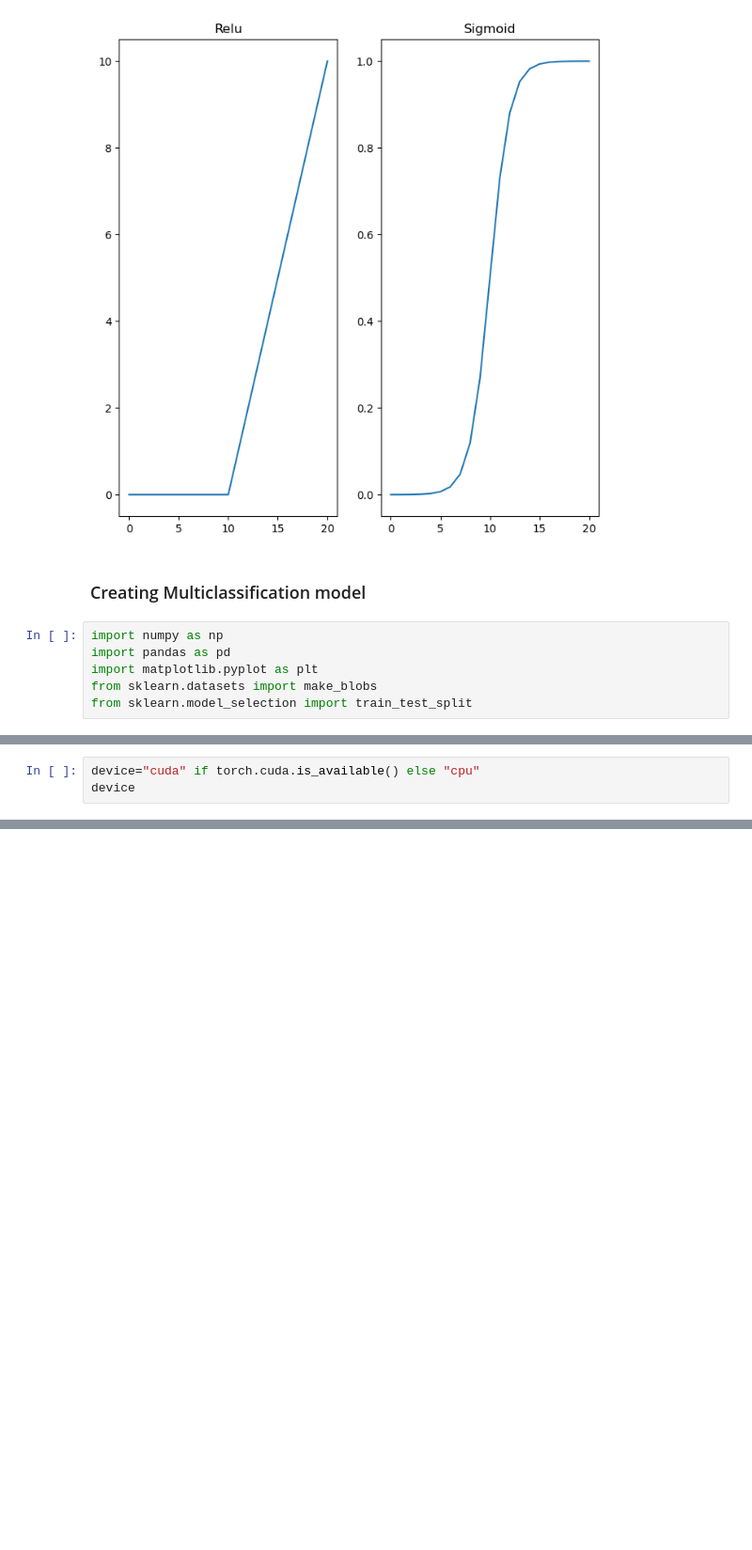
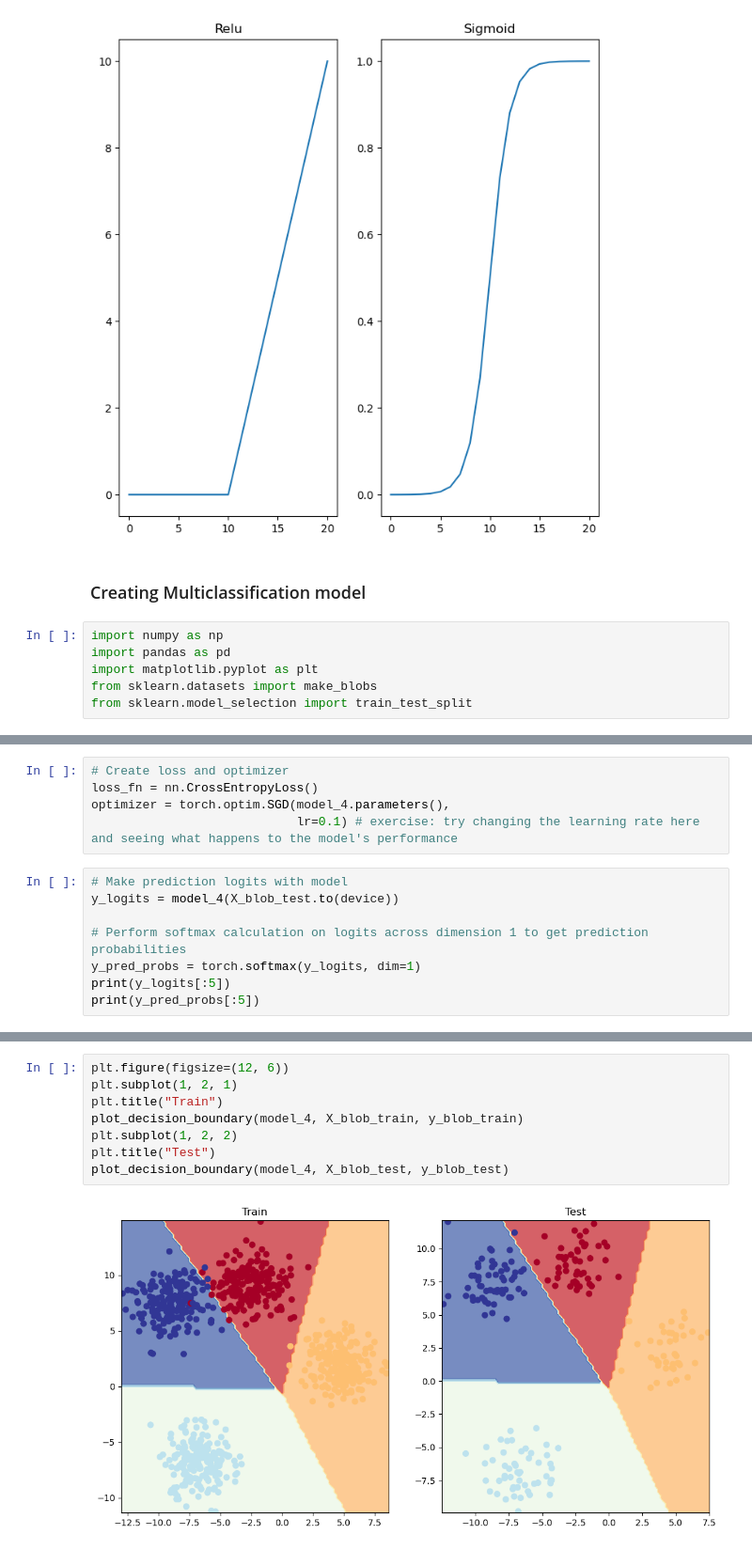
Before and after one commit to Darshan2082002/Python-Project-for-my-understanding, a Jupyter notebook: Pytorch File/Chapter_2.ipynb, the cells around one changed output, grey strips where cells are left out. Shown at 94% size. Drawn from its saved outputs; the diff is of its cells as text; blank space fills up the shorter version.

Commit message:
Training the model

```diff
--- a/Pytorch File/Chapter_2.ipynb
+++ b/Pytorch File/Chapter_2.ipynb
@@ -749,3 +698,0 @@ Device avalibality to use GPU
-# %%
-device="cuda" if torch.cuda.is_available() else "cpu"
-device
@@ -755,0 +780,13 @@ Building multi classification model
+# %%
+# Create loss and optimizer
+loss_fn = nn.CrossEntropyLoss()
+optimizer = torch.optim.SGD(model_4.parameters(),
+                            lr=0.1) # exercise: try changing the learning rate here and seeing what happens to the model's performance
+# %%
+# Make prediction logits with model
+y_logits = model_4(X_blob_test.to(device))
+
+# Perform softmax calculation on logits across dimension 1 to get prediction probabilities
+y_pred_probs = torch.softmax(y_logits, dim=1)
+print(y_logits[:5])
+print(y_pred_probs[:5])
@@ -755,0 +895,10 @@ Building multi classification model
+# %%
+plt.figure(figsize=(12, 6))
+plt.subplot(1, 2, 1)
+plt.title("Train")
+plot_decision_boundary(model_4, X_blob_train, y_blob_train)
+plt.subplot(1, 2, 2)
+plt.title("Test")
+plot_decision_boundary(model_4, X_blob_test, y_blob_test)
+# %% [output]
+[figure, added]
```
Also changed, not shown: parts of 26 cells of this notebook, 1 other file.
